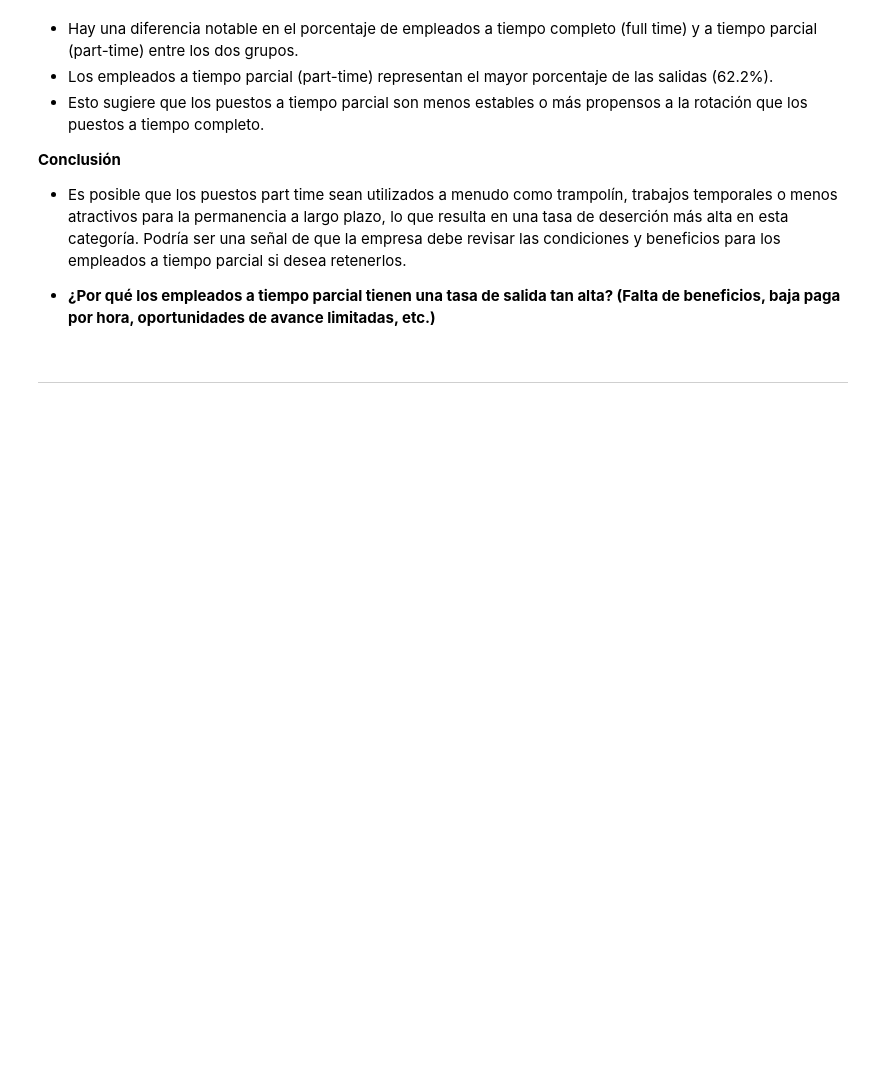
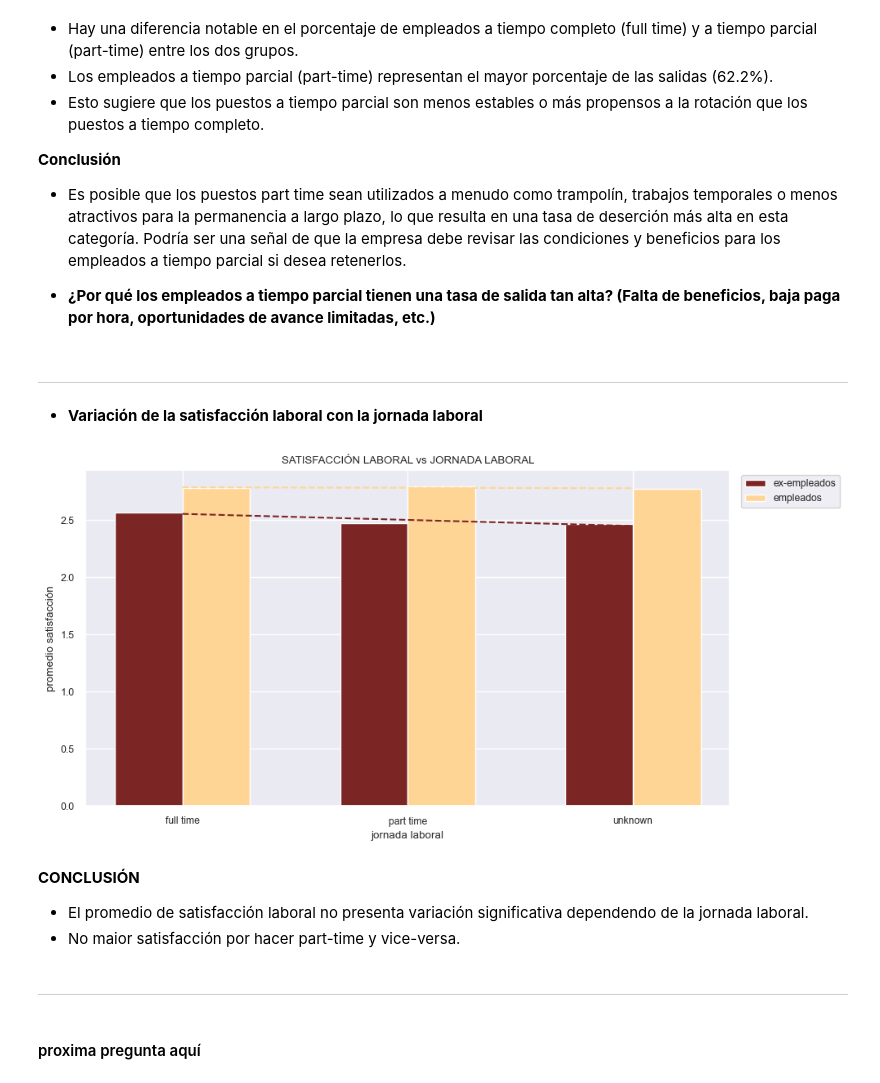
Before and after one commit to NIEVESPA/project-da-promo-60-modulo-3-team-3, a Jupyter notebook: FINAL/Fase_3_analisis_descriptivo.ipynb, the cells around one changed output. Saved outputs shown, nothing was run; the diff lists cells and outputs as text; code cells hidden in the pictures; blank space fills up the shorter version.

Commit message:
adding my last visualizations to Fase_3

```diff
--- a/FINAL/Fase_3_analisis_descriptivo.ipynb
+++ b/FINAL/Fase_3_analisis_descriptivo.ipynb
@@ -971,3 +971,53 @@ plt.show()
 - **¿Por qué los empleados a tiempo parcial tienen una tasa de salida tan alta? (Falta de beneficios, baja paga por hora, oportunidades de avance limitadas, etc.)**
 # %% [markdown]
 ***
+# %% [markdown]
+- **Variación de la satisfacción laboral con la jornada laboral**
+# %%
+# --- Agrupar por standardhours y calcular promedio de jobsatisfaction ---
+jobsat_yes_hours = df_yes.groupby("standardhours")["jobsatisfaction"].mean()
+jobsat_no_hours  = df_no.groupby("standardhours")["jobsatisfaction"].mean()
+
+# --- Crear DataFrame para graficar ---
+df_jobsat_hours = pd.DataFrame({
+    "ex-empleados": jobsat_yes_hours,
+    "empleados": jobsat_no_hours
+})
+
+# --- Gráfico de barras agrupadas ---
+plt.figure(figsize=(10, 5))
+x = np.arange(len(df_jobsat_hours))
+
+# Barras con label para la leyenda
+plt.bar(x - 0.15, df_jobsat_hours["ex-empleados"], width=0.3, color="#7C2525", label="ex-empleados")
+plt.bar(x + 0.15, df_jobsat_hours["empleados"], width=0.3, color="#ffd596", label="empleados")
+
+plt.xticks(x, df_jobsat_hours.index)
+plt.xlabel("jornada laboral")
+plt.ylabel("promedio satisfacción")
+plt.title("SATISFACCIÓN LABORAL vs JORNADA LABORAL")
+
+# Líneas de tendencia
+coef_yes = np.polyfit(x, df_jobsat_hours["ex-empleados"], 1)
+trend_yes = np.poly1d(coef_yes)
+plt.plot(x, trend_yes(x), color="#7C2525", linestyle="--")
+
+coef_no = np.polyfit(x, df_jobsat_hours["empleados"], 1)
+trend_no = np.poly1d(coef_no)
+plt.plot(x, trend_no(x), color="#ffd596", linestyle="--")
+
+# Leyenda con ambos grupos
+plt.legend(title="", bbox_to_anchor=(1.01, 1), loc="upper left")
+
+plt.tight_layout()
+plt.show()
+# %% [output]
+[figure, added]
+# %% [markdown]
+**CONCLUSIÓN**
+- El promedio de satisfacción laboral no presenta variación significativa dependendo de la jornada laboral.
+- No maior satisfacción por hacer part-time y vice-versa.
+# %% [markdown]
+***
+# %% [markdown]
+#### proxima pregunta aquí
```
